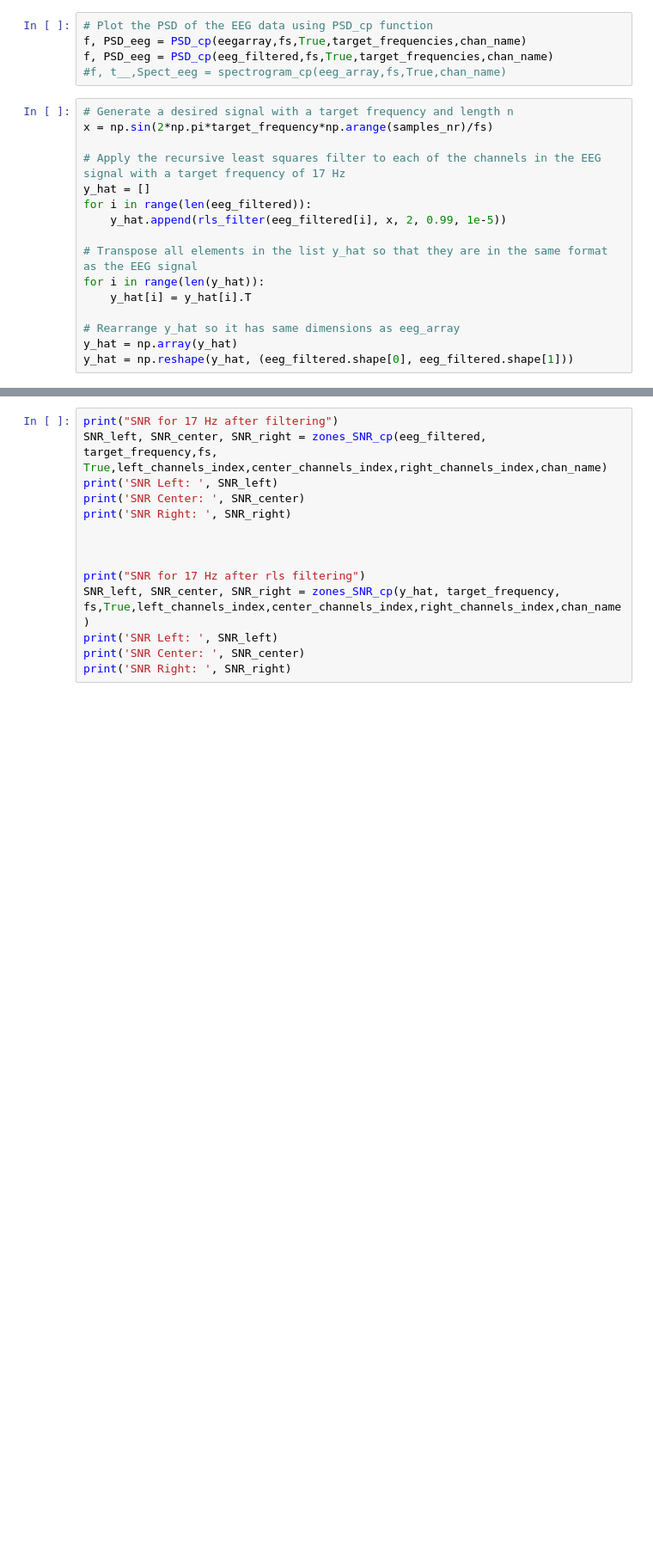
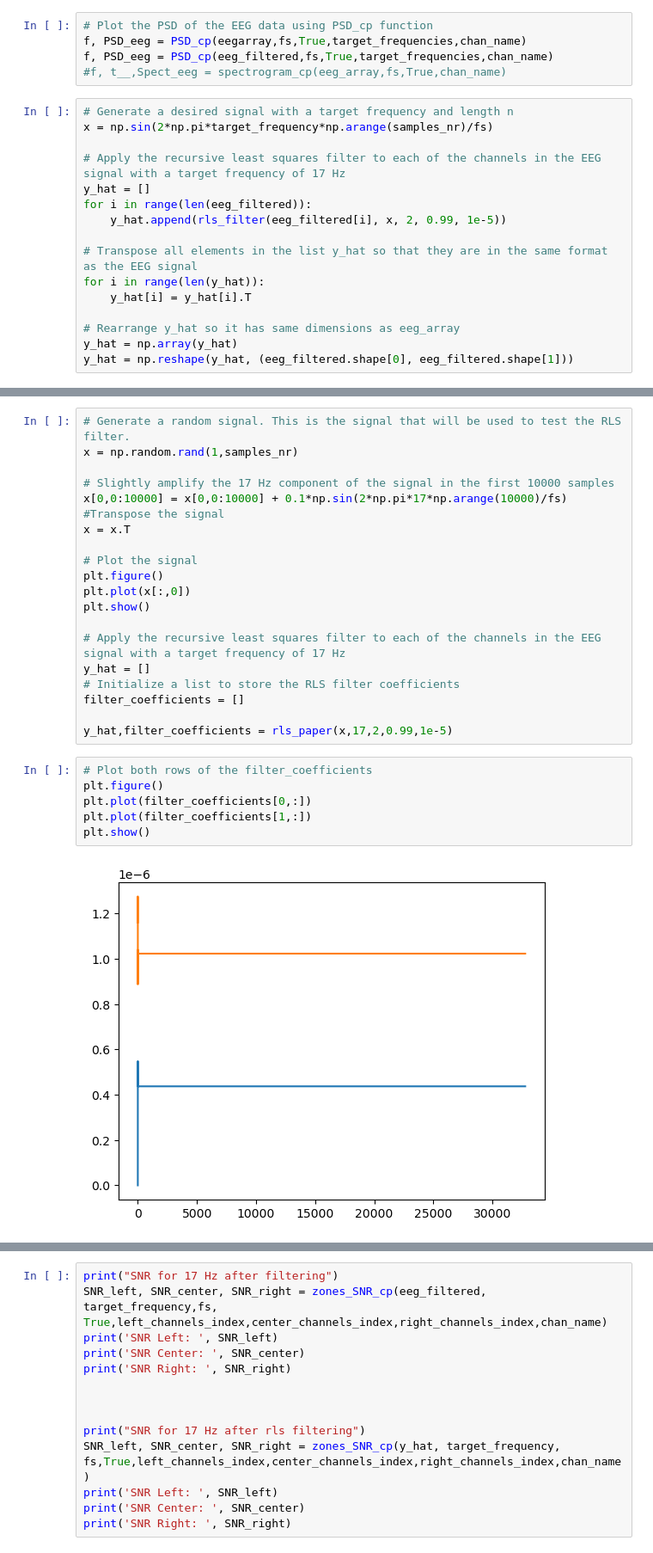
Before and after one commit to alken01/BCI, a Jupyter notebook: recursivefilter.ipynb, the cells around one changed output, grey strips where cells are left out. Shown at 86% size. Drawn from its saved outputs; the diff is of its cells as text; blank space fills up the shorter version.

```diff
--- a/recursivefilter.ipynb
+++ b/recursivefilter.ipynb
@@ -344,0 +364,28 @@ y_hat = np.reshape(y_hat, (eeg_filtered.shape[0], eeg_filtered.shape[1]))
+# %%
+# Generate a random signal. This is the signal that will be used to test the RLS filter.
+x = np.random.rand(1,samples_nr)
+
+# Slightly amplify the 17 Hz component of the signal in the first 10000 samples
+x[0,0:10000] = x[0,0:10000] + 0.1*np.sin(2*np.pi*17*np.arange(10000)/fs)
+#Transpose the signal
+x = x.T
+
+# Plot the signal
+plt.figure()
+plt.plot(x[:,0])
+plt.show()
+
+# Apply the recursive least squares filter to each of the channels in the EEG signal with a target frequency of 17 Hz
+y_hat = []
+# Initialize a list to store the RLS filter coefficients
+filter_coefficients = []
+
+y_hat,filter_coefficients = rls_paper(x,17,2,0.99,1e-5)
+# %%
+# Plot both rows of the filter_coefficients
+plt.figure()
+plt.plot(filter_coefficients[0,:])
+plt.plot(filter_coefficients[1,:])
+plt.show()
+# %% [output]
+[figure, added]
```
Also changed, not shown: parts of 7 cells of this notebook.
